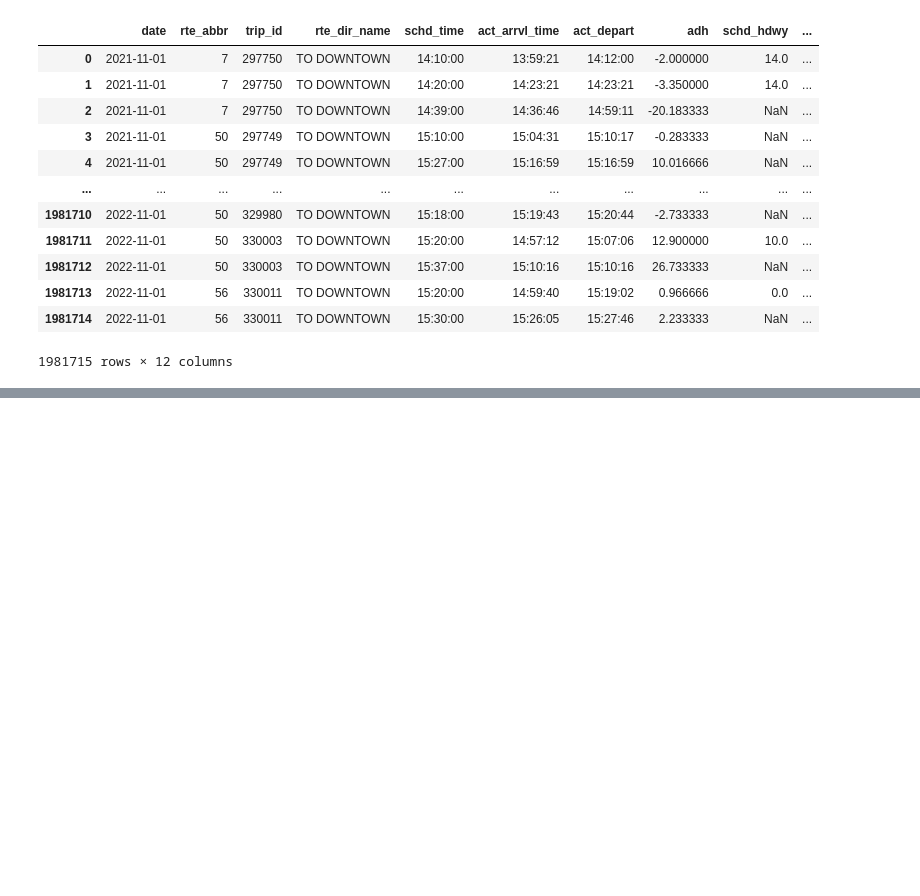
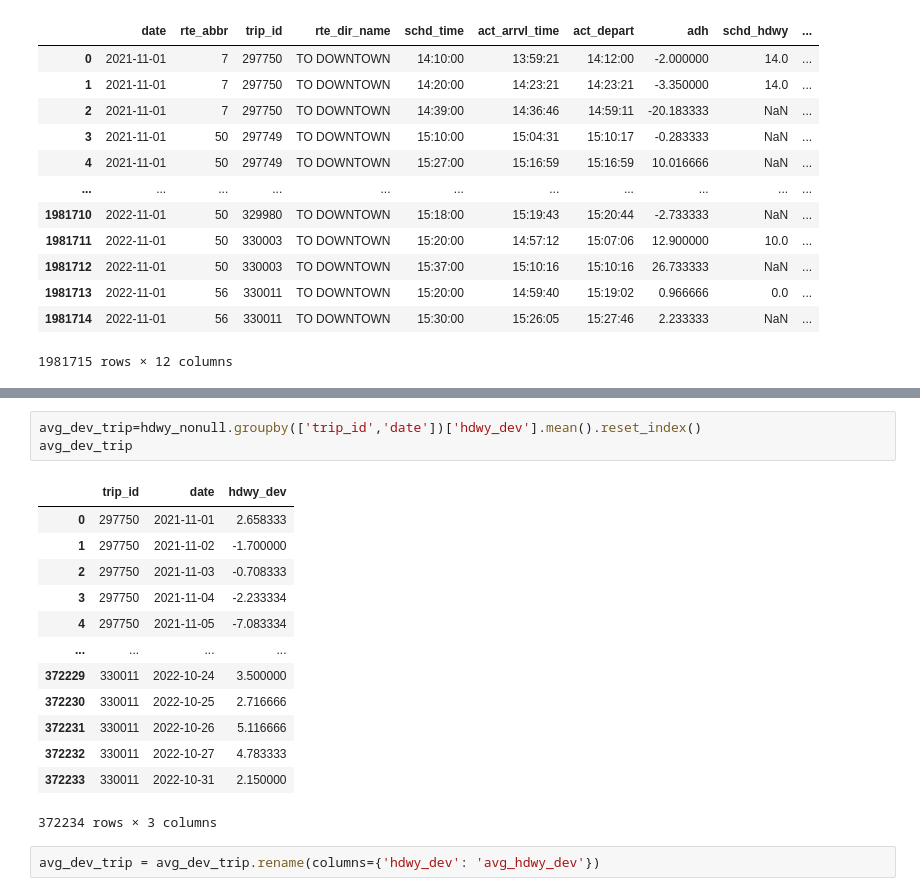
Before and after one commit to NSS-Data-Analytics-Cohort-7/wego-data-world-problems, a Jupyter notebook: notebook/We_go_project.ipynb, the cells around one changed output, grey strips where cells are left out. Cells and saved outputs as stored; diff of their text form; blank space fills up the shorter version.

```diff
--- a/notebook/We_go_project.ipynb
+++ b/notebook/We_go_project.ipynb
@@ -126,0 +108,19 @@ Name: dwell_mins, Length: 1499689, dtype: float64
+# %%
+avg_dev_trip=hdwy_nonull.groupby(['trip_id','date'])['hdwy_dev'].mean().reset_index()
+avg_dev_trip
+# %% [output]
+|  | trip_id | date | hdwy_dev |
+| 0 | 297750 | 2021-11-01 | 2.658333 |
+| 1 | 297750 | 2021-11-02 | -1.700000 |
+| 2 | 297750 | 2021-11-03 | -0.708333 |
+| 3 | 297750 | 2021-11-04 | -2.233334 |
+| 4 | 297750 | 2021-11-05 | -7.083334 |
+| ... | ... | ... | ... |
+| 372229 | 330011 | 2022-10-24 | 3.500000 |
+| 372230 | 330011 | 2022-10-25 | 2.716666 |
+| 372231 | 330011 | 2022-10-26 | 5.116666 |
+| 372232 | 330011 | 2022-10-27 | 4.783333 |
+| 372233 | 330011 | 2022-10-31 | 2.150000 |
+372234 rows × 3 columns
+# %%
+avg_dev_trip = avg_dev_trip.rename(columns={'hdwy_dev': 'avg_hdwy_dev'})
```
Also changed, not shown: parts of 5 cells of this notebook.
